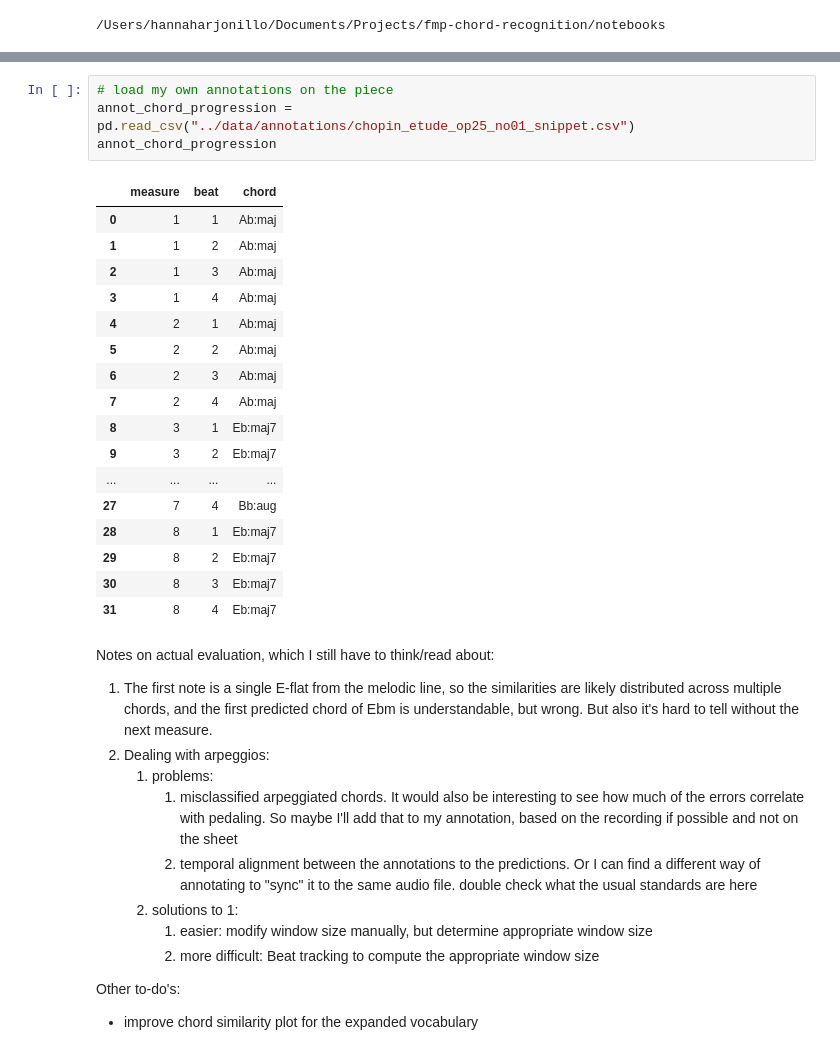
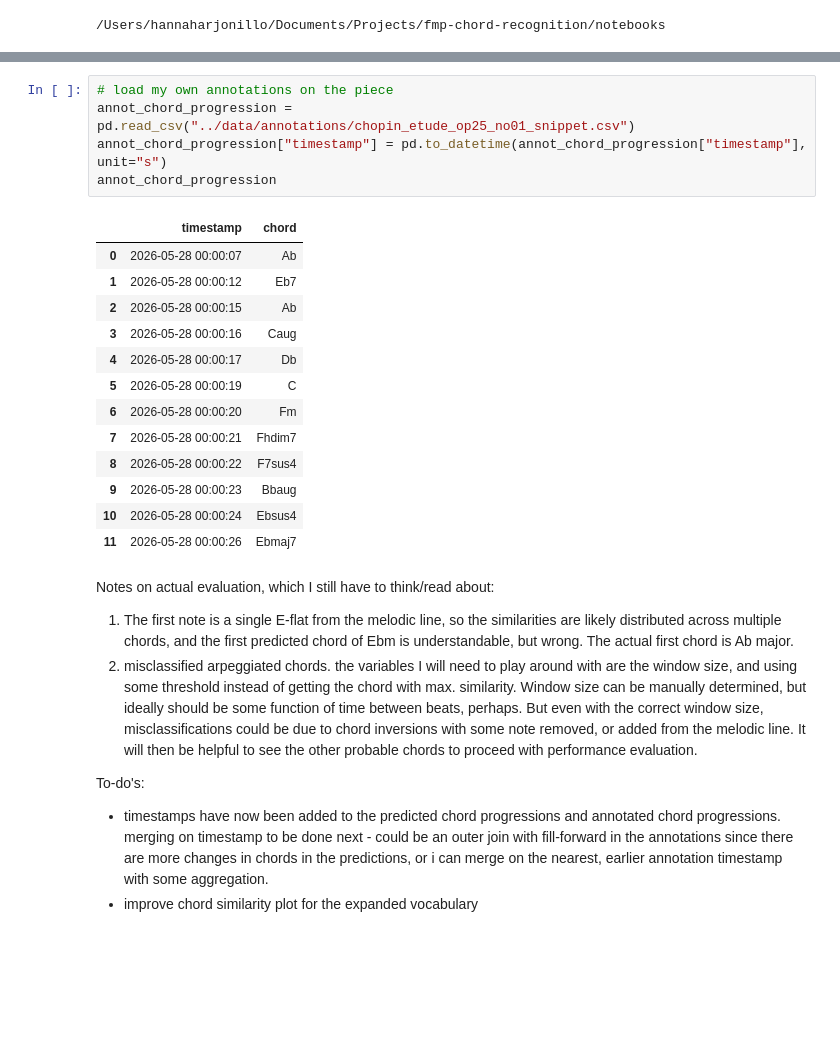
Before and after one commit to harjonillo/fmp-chord-recognition, a Jupyter notebook: notebooks/02_template_recognition.ipynb, the cells around one changed output, grey strips where cells are left out. Cells and saved outputs as stored; diff of their text form; blank space fills up the shorter version.

```diff
--- a/notebooks/02_template_recognition.ipynb
+++ b/notebooks/02_template_recognition.ipynb
@@ -107,35 +127,27 @@ n_fft=32768  (26 segments)
 # %%
 # load my own annotations on the piece
 annot_chord_progression = pd.read_csv("../data/annotations/chopin_etude_op25_no01_snippet.csv")
+annot_chord_progression["timestamp"] = pd.to_datetime(annot_chord_progression["timestamp"], unit="s")
 annot_chord_progression
 # %% [output]
-|  | measure | beat | chord |
-| 0 | 1 | 1 | Ab:maj |
-| 1 | 1 | 2 | Ab:maj |
-| 2 | 1 | 3 | Ab:maj |
-| 3 | 1 | 4 | Ab:maj |
-| 4 | 2 | 1 | Ab:maj |
-| 5 | 2 | 2 | Ab:maj |
-| 6 | 2 | 3 | Ab:maj |
-| 7 | 2 | 4 | Ab:maj |
-| 8 | 3 | 1 | Eb:maj7 |
-| 9 | 3 | 2 | Eb:maj7 |
-| ... | ... | ... | ... |
-| 27 | 7 | 4 | Bb:aug |
-| 28 | 8 | 1 | Eb:maj7 |
-| 29 | 8 | 2 | Eb:maj7 |
-| 30 | 8 | 3 | Eb:maj7 |
-| 31 | 8 | 4 | Eb:maj7 |
+|  | timestamp | chord |
+| 0 | 2026-05-28 00:00:07 | Ab |
+| 1 | 2026-05-28 00:00:12 | Eb7 |
+| 2 | 2026-05-28 00:00:15 | Ab |
+| 3 | 2026-05-28 00:00:16 | Caug |
+| 4 | 2026-05-28 00:00:17 | Db |
+| 5 | 2026-05-28 00:00:19 | C |
+| 6 | 2026-05-28 00:00:20 | Fm |
+| 7 | 2026-05-28 00:00:21 | Fhdim7 |
+| 8 | 2026-05-28 00:00:22 | F7sus4 |
+| 9 | 2026-05-28 00:00:23 | Bbaug |
+| 10 | 2026-05-28 00:00:24 | Ebsus4 |
+| 11 | 2026-05-28 00:00:26 | Ebmaj7 |
 # %% [markdown]
 Notes on actual evaluation, which I still have to think/read about:
-1. The first note is a single E-flat from the melodic line, so the similarities are likely distributed across multiple chords, and the first predicted chord of Ebm is understandable, but wrong. But also it's hard to tell without the next measure.
-2. Dealing with arpeggios:
-    1. problems:
-        1. misclassified arpeggiated chords. It would also be interesting to see how much of the errors correlate with pedaling. So maybe I'll add that to my annotation, based on the recording if possible and not on the sheet
-        2. temporal alignment between the annotations to the predictions. Or I can find a different way of annotating to "sync" it to the same audio file. double check what the usual standards are here
-    1. solutions to 1:
-        1. easier: modify window size manually, but determine appropriate window size
-        2. more difficult: Beat tracking to compute the appropriate window size
+1. The first note is a single E-flat from the melodic line, so the similarities are likely distributed across multiple chords, and the first predicted chord of Ebm is understandable, but wrong. The actual first chord is Ab major.
+2. misclassified arpeggiated chords. the variables I will need to play around with are the window size, and using some threshold instead of getting the chord with max. similarity. Window size can be manually determined, but ideally should be some function of time between beats, perhaps. But even with the correct window size, misclassifications could be due to chord inversions with some note removed, or added from the melodic line. It will then be helpful to see the other probable chords to proceed with performance evaluation.
 
-Other to-do's:
+To-do's:
+- timestamps have now been added to the predicted chord progressions and annotated chord progressions. merging on timestamp to be done next - could be an outer join with fill-forward in the annotations since there are more changes in chords in the predictions, or i can merge on the nearest, earlier annotation timestamp with some aggregation.
 - improve chord similarity plot for the expanded vocabulary
```
Also changed, not shown: parts of 4 cells of this notebook, 4 other files.
